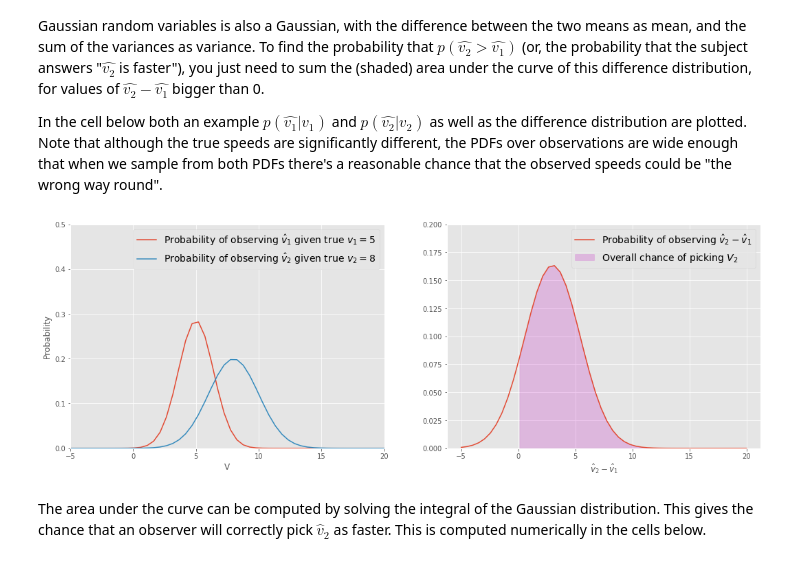
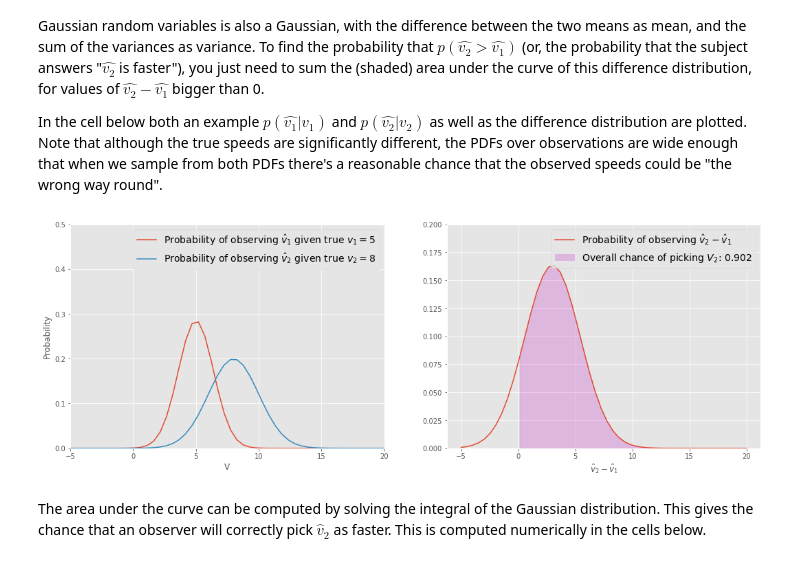
Before and after one commit to SWC-Gatsby-SNTN/assignment1, a Jupyter notebook: The psychometric function.ipynb, the cells around one changed output. Saved outputs shown, nothing was run; the diff lists cells and outputs as text; code cells hidden in the pictures.

Commit message:
Added automatic calculation and visualisation of the integral

```diff
--- a/The psychometric function.ipynb
+++ b/The psychometric function.ipynb
@@ -50,34 +46,45 @@ def plot_pdfs(true_v1=5, true_v2=8,
     plt.plot(xs,gaussian(xs, mu=true_v1, sigma=sigma_v1))
     plt.plot(xs,gaussian(xs, mu=true_v2, sigma=sigma_v2))
     plt.xlabel('V')
     plt.ylabel('Probability')
     plt.legend(["Probability of observing $\hat{v}_1$ given true $v_1 = $" + str(true_v1),
                 "Probability of observing $\hat{v}_2$ given true $v_2 = $" + str(true_v2)],
                 fontsize=14)
 
+def compute_prob_v2(xs, difference_dist):
+    binsize = np.diff(xs)[0]
+    idx_bigger_than_0 = np.where(xs>0)
+    return sum(difference_dist[idx_bigger_than_0] * binsize)
 
 def plot_pdfs_and_different(true_v1=5, true_v2=8,
                             sigma_v1=1.4, sigma_v2=2):
     plt.figure(figsize=(18, 6))
     plt.subplot(1, 2, 1)
     plot_pdfs(true_v1, true_v2, sigma_v1, sigma_v2)
 
     plt.subplot(1, 2, 2)
     standard_dev_of_difference = np.sqrt(sigma_v1 ** 2 + sigma_v2 ** 2)
 
     xs = np.linspace(-5, 20)
     difference = gaussian(xs, mu=true_v2 - true_v1, sigma=standard_dev_of_difference)
     plt.plot(xs, difference)
 
+    probability_v2 = compute_prob_v2(xs, difference)
     plt.fill_between(xs[np.where(xs>0)], difference[np.where(xs>0)], 0, color='m',alpha=.2)
     plt.xlabel('$\hat{v}_2 - \hat{v}_1$')
     plt.ylim([0, 0.2])
     plt.legend(['Probability of observing $\hat{v}_2 - \hat{v}_1$',
-                'Overall chance of picking $V_2$'], fontsize=14)
+                'Overall chance of picking $V_2$: %.3f' % probability_v2], fontsize=14)
+
     plt.show()
 
+    diff_v2v1 = true_v2 - true_v1
+    return diff_v2v1, probability_v2
+
+
+
 plot_pdfs_and_different();
 # %% [output]
-[figure, old version]
+[figure, new version]
 # %% [markdown]
 The area under the curve can be computed by solving the integral of the Gaussian distribution. This gives the chance that an observer will correctly pick $\hat{v}_2$ as faster. This is computed numerically in the cells below.
```
Also changed, not shown: parts of 8 cells of this notebook, 1 other file.
